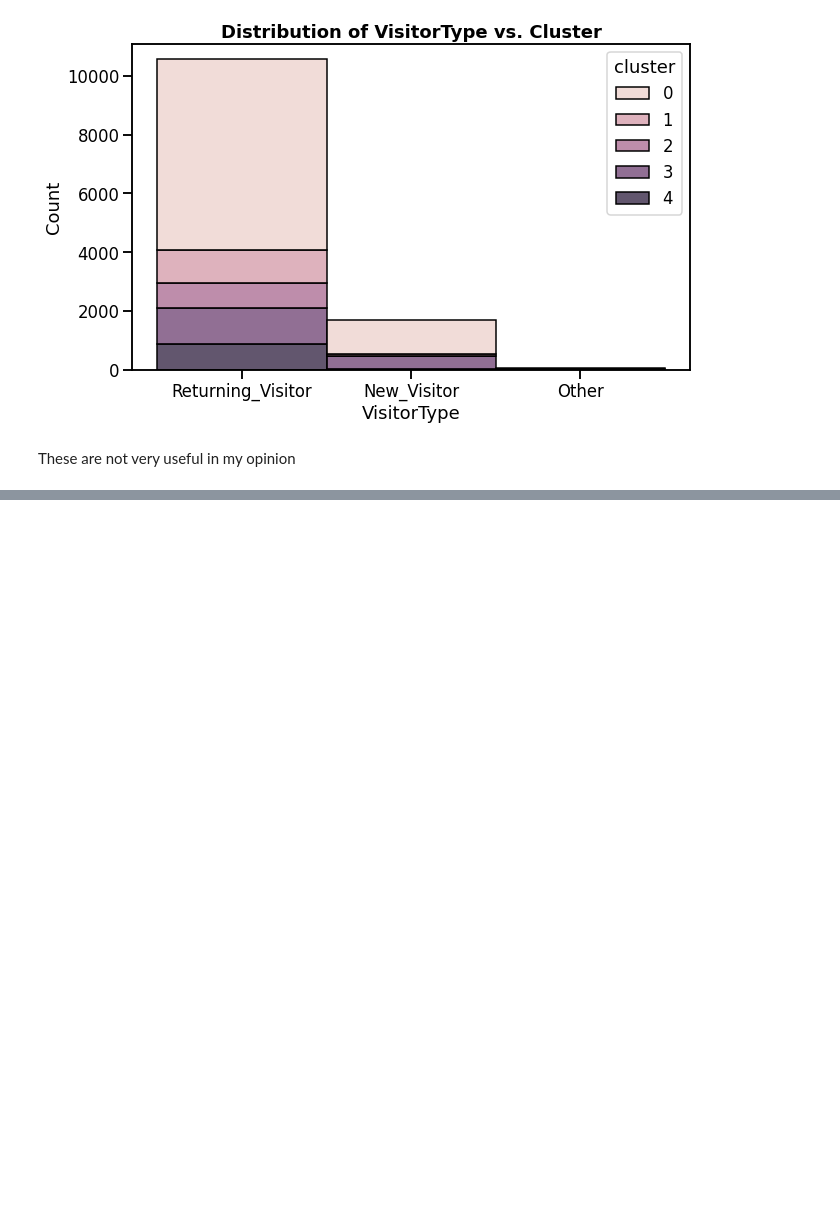
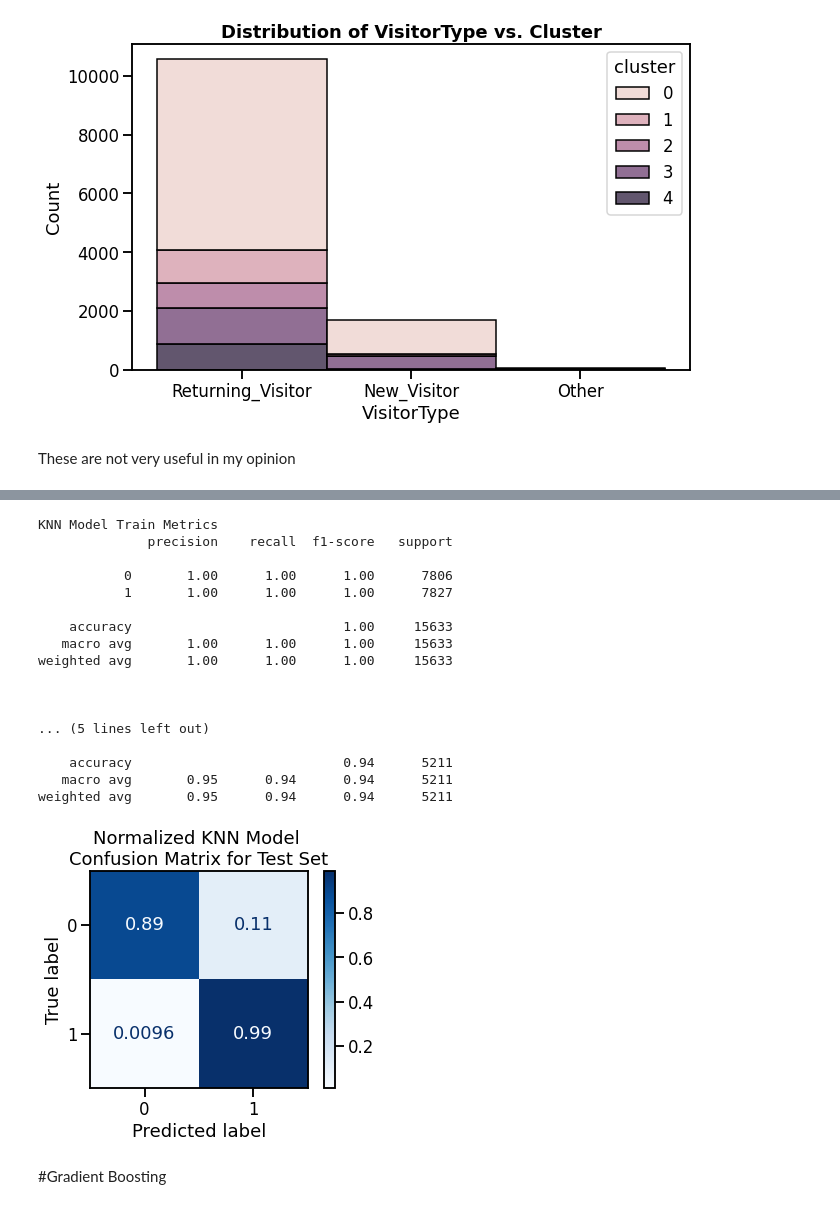
Before and after one commit to brock-ricker/Online-Shoppers-Purchasing-Intent, a Jupyter notebook: Online_Shoppers_Purchasing_Intent.ipynb, the cells around one changed output, grey strips where cells are left out. Saved outputs shown, nothing was run; the diff lists cells and outputs as text; code cells hidden in the pictures; blank space fills up the shorter version.

```diff
--- a/Online_Shoppers_Purchasing_Intent.ipynb
+++ b/Online_Shoppers_Purchasing_Intent.ipynb
@@ -365,0 +529,9 @@ These are not very useful in my opinion
+# %%
+#define parameters we will be optimizing
+knn_params = {"weights": ["uniform","distance"],
+              "n_neighbors" : range(1,12,2)}
+# %%
+#instantiate grid and fit
+%%time
+knn_grid = GridSearchCV(knn,knn_params)
+knn_grid.fit(X_train_processed,y_train)
@@ -365,0 +541,3 @@ These are not very useful in my opinion
+# %%
+#define best knn
+best_knn = knn_grid.best_estimator_
@@ -365,0 +553,23 @@ These are not very useful in my opinion
+# %%
+eval_model(best_knn,"KNN")
+# %% [output]
+KNN Model Train Metrics
+              precision    recall  f1-score   support
+
+           0       1.00      1.00      1.00      7806
+           1       1.00      1.00      1.00      7827
+
+    accuracy                           1.00     15633
+   macro avg       1.00      1.00      1.00     15633
+weighted avg       1.00      1.00      1.00     15633
+
+
+
+... (5 lines left out)
+
+    accuracy                           0.94      5211
+   macro avg       0.95      0.94      0.94      5211
+weighted avg       0.95      0.94      0.94      5211
+[figure, added]
+# %% [markdown]
+#Gradient Boosting
```
Also changed, not shown: parts of 31 cells of this notebook.
